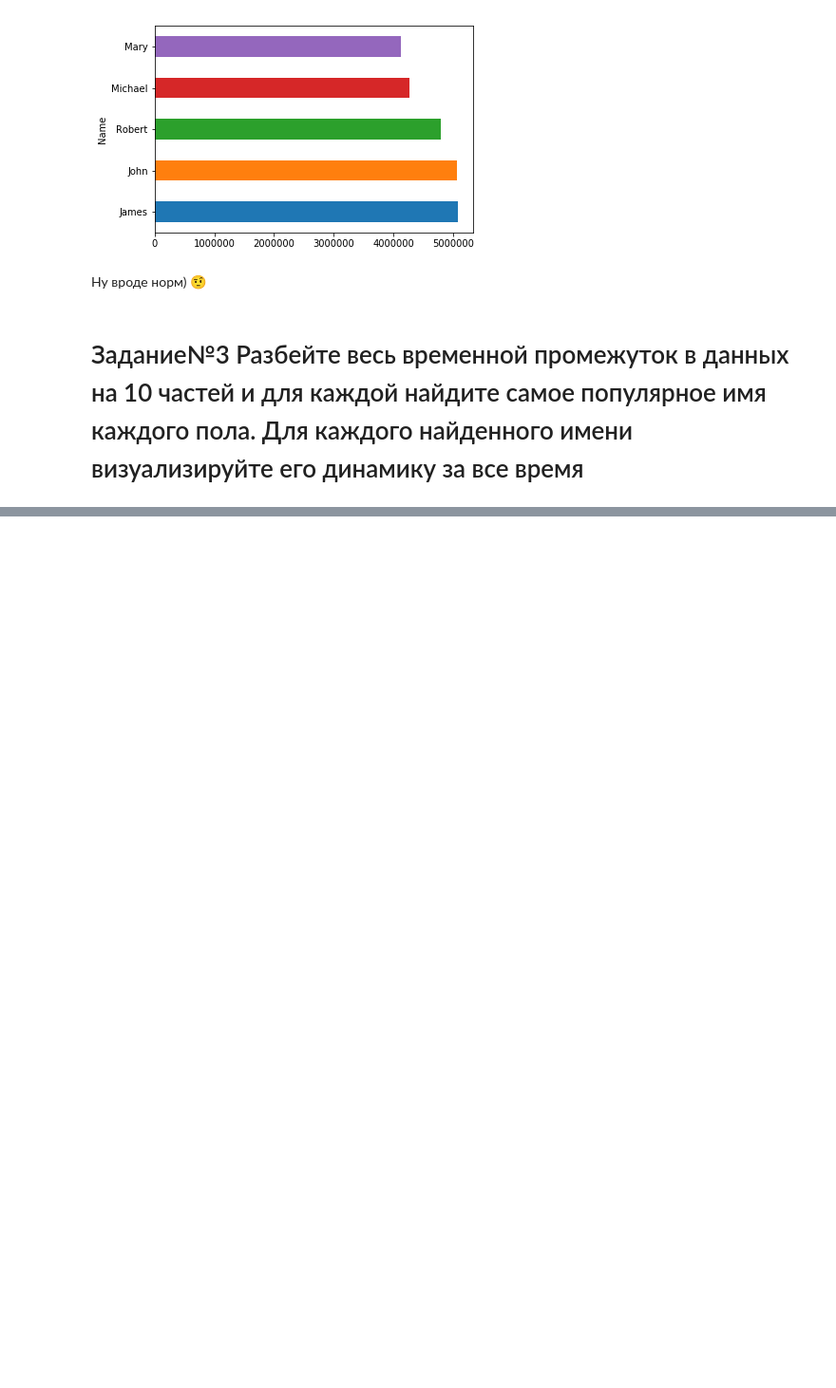
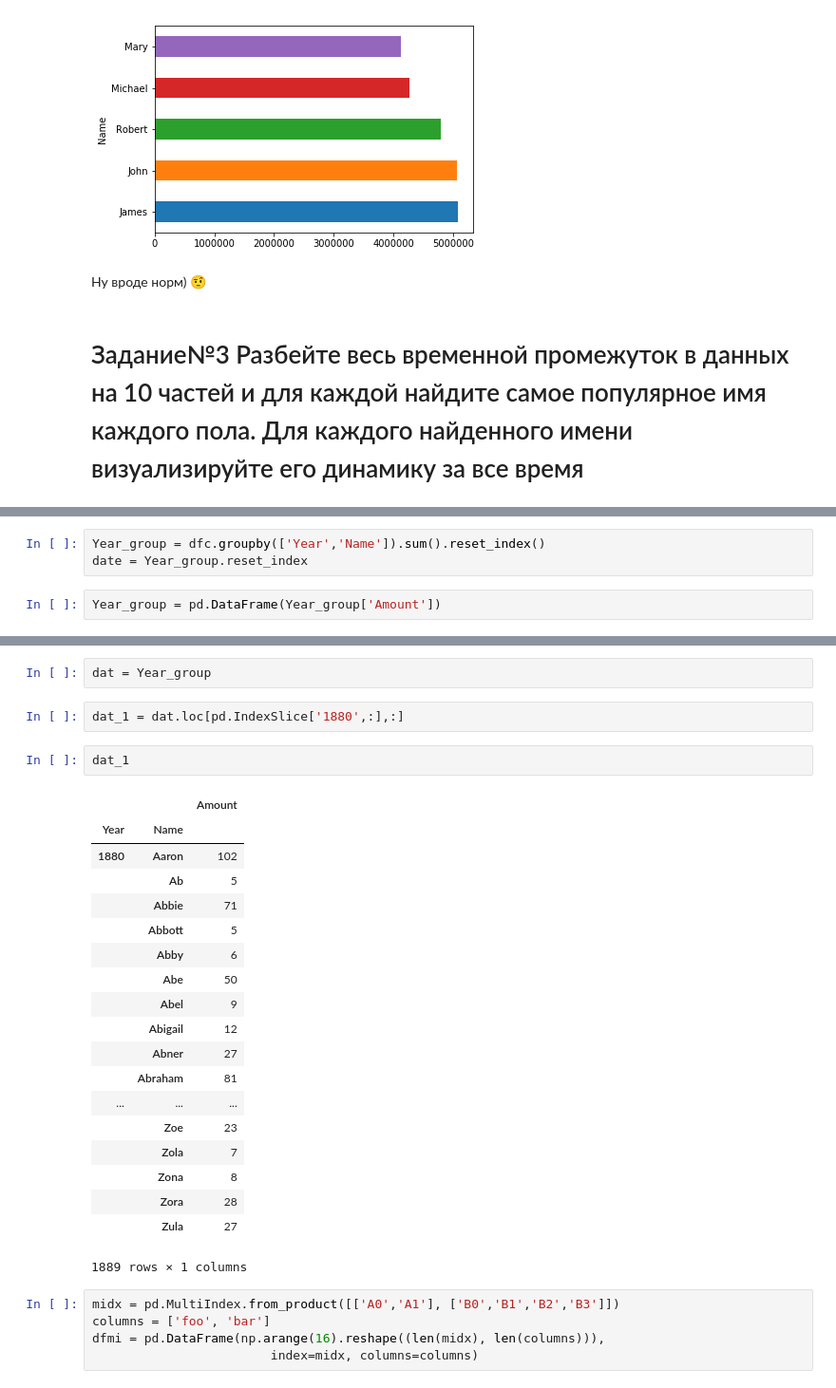
Before and after one commit to Clareety/otus_data_science, a Jupyter notebook: Visualization HW Dikov V3.ipynb, the cells around one changed output, grey strips where cells are left out. Shown at 95% size. Cells and saved outputs as stored; diff of their text form; blank space fills up the shorter version.

```diff
--- a/Visualization HW Dikov V3.ipynb
+++ b/Visualization HW Dikov V3.ipynb
@@ -257,0 +267,5 @@ test
+# %%
+Year_group = dfc.groupby(['Year','Name']).sum().reset_index()
+date = Year_group.reset_index
+# %%
+Year_group = pd.DataFrame(Year_group['Amount'])
@@ -257,0 +276,31 @@ test
+# %%
+dat = Year_group
+# %%
+dat_1 = dat.loc[pd.IndexSlice['1880',:],:]
+# %%
+dat_1
+# %% [output]
+|  |  | Amount |
+| Year | Name |  |
+| 1880 | Aaron | 102 |
+|  | Ab | 5 |
+|  | Abbie | 71 |
+|  | Abbott | 5 |
+|  | Abby | 6 |
+|  | Abe | 50 |
+|  | Abel | 9 |
+|  | Abigail | 12 |
+|  | Abner | 27 |
+|  | Abraham | 81 |
+| ... | ... | ... |
+|  | Zoe | 23 |
+|  | Zola | 7 |
+|  | Zona | 8 |
+|  | Zora | 28 |
+|  | Zula | 27 |
+1889 rows × 1 columns
+# %%
+midx = pd.MultiIndex.from_product([['A0','A1'], ['B0','B1','B2','B3']])
+columns = ['foo', 'bar']
+dfmi = pd.DataFrame(np.arange(16).reshape((len(midx), len(columns))),
+                        index=midx, columns=columns)
```
Also changed, not shown: parts of 16 cells of this notebook.
